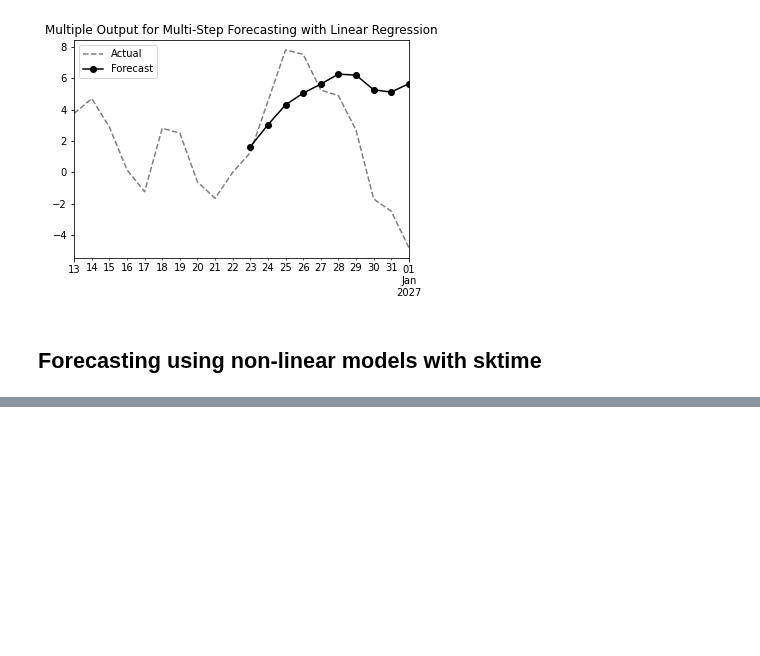
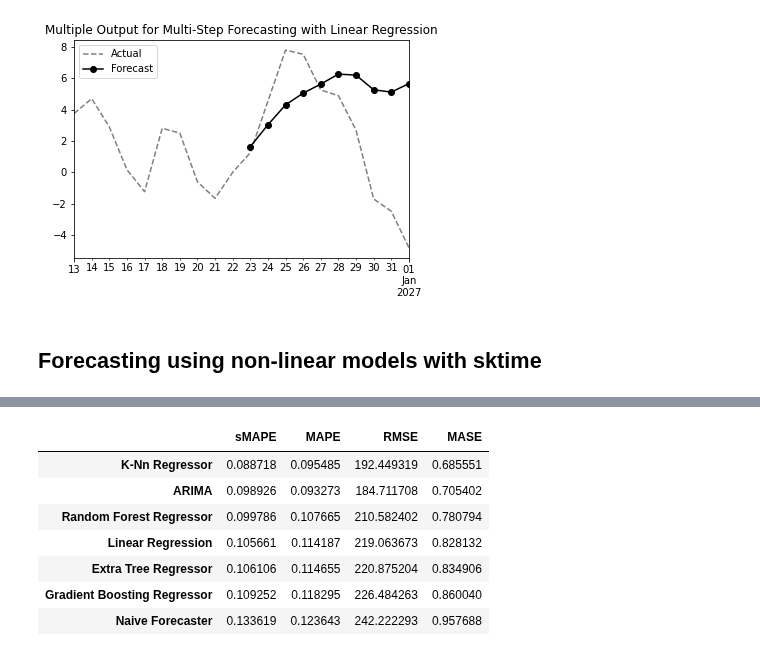
Before and after one commit to LaurbergMJ/TimeSeriesAnalysisWithPythonCookbook, a Jupyter notebook: Ch12.ipynb, the cells around one changed output, grey strips where cells are left out. Cells and saved outputs as stored; diff of their text form; code cells hidden in the pictures; blank space fills up the shorter version.

```diff
--- a/Ch12.ipynb
+++ b/Ch12.ipynb
@@ -585,0 +666,11 @@ plt.legend(['Actual', 'Forecast'])
+# %%
+def evaluate(df, train, sort_by='MASE'):
+    evals = pd.DataFrame(index=['sMAPE', 'MAPE', 'RMSE'])
+    y_truth = df['y']
+    y_predicted = df.drop(columns=['y'])
+    for p in y_predicted:
+        evals.loc['sMAPE', p] = mape(y_truth, y_predicted[p], symmetric=True)
+        evals.loc['MAPE', p] = mape(y_truth, y_predicted[p], symmetric=False)
+        evals.loc['RMSE', p] = np.sqrt(mse(y_truth, y_predicted[p]))
+        evals.loc['MASE', p] = mase(y_truth, y_predicted[p], y_train=train)
+    return evals.T.sort_values(by=sort_by)
@@ -585,0 +730,14 @@ plt.legend(['Actual', 'Forecast'])
+# %%
+# Add the output predictions to the test DF and run the evaluate function again
+
+test['ARIMA'] = arima.predict(n)
+evaluate(test, train)
+# %% [output]
+|  | sMAPE | MAPE | RMSE | MASE |
+| K-Nn Regressor | 0.088718 | 0.095485 | 192.449319 | 0.685551 |
+| ARIMA | 0.098926 | 0.093273 | 184.711708 | 0.705402 |
+| Random Forest Regressor | 0.099786 | 0.107665 | 210.582402 | 0.780794 |
+| Linear Regression | 0.105661 | 0.114187 | 219.063673 | 0.828132 |
+| Extra Tree Regressor | 0.106106 | 0.114655 | 220.875204 | 0.834906 |
+| Gradient Boosting Regressor | 0.109252 | 0.118295 | 226.484263 | 0.860040 |
+| Naive Forecaster | 0.133619 | 0.123643 | 242.222293 | 0.957688 |
```
Also changed, not shown: parts of 30 cells of this notebook.
